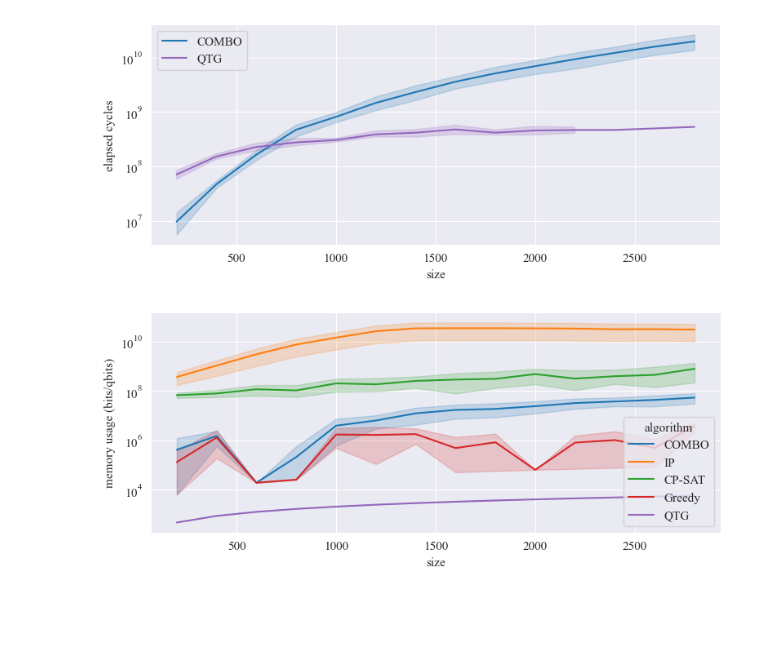
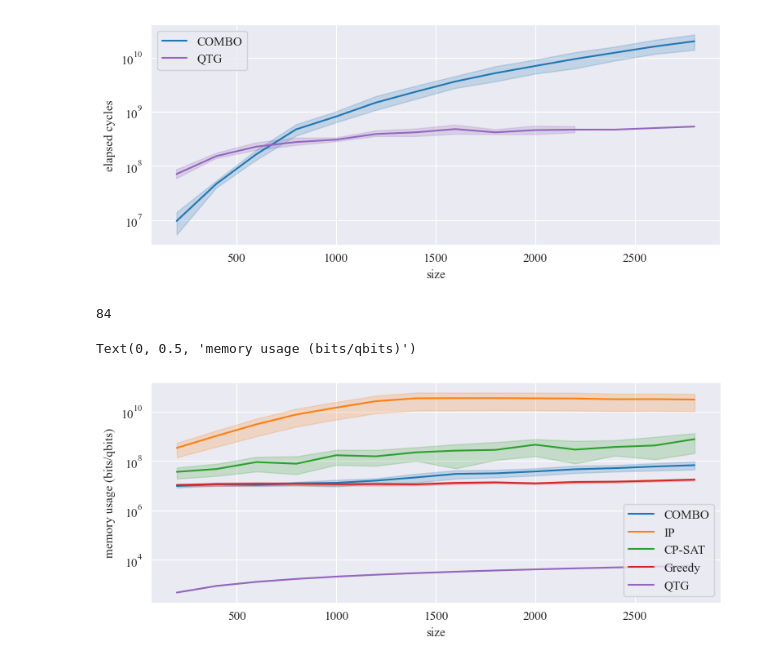
Before and after one commit to SoerenWilkening/QTG_0-1Knapsack, a Jupyter notebook: evaluation/05_elapsed_cycles.ipynb, the cells around one changed output. Cells and saved outputs as stored; diff of their text form; code cells hidden in the pictures; blank space fills up the shorter version.

Commit message:
Improved plots with memory baseline

```diff
--- a/evaluation/05_elapsed_cycles.ipynb
+++ b/evaluation/05_elapsed_cycles.ipynb
@@ -30,0 +34,15 @@ hue_order = [algorithm_mapping["combo"],
+# %%
+memory_baseline = {
+    alg: 0 for alg in algorithm_mapping.keys()
+}
+
+memory_baseline_results = read_as_pandas('results/classical_benchmark/memory_baseline', lambda row: {
+    'algorithm': row['parameters']['args']['solver'],
+    'memory_kb': row['result']['maximum_resident_size_kb'],
+}).groupby(['algorithm']).describe()
+
+for alg in algorithm_mapping:
+    if alg == "qtg": continue
+    memory_baseline[alg] = memory_baseline_results['memory_kb']['min'][alg]
+
+print(memory_baseline)
@@ -74,32 +97,19 @@ plt.show()
 # %% [output]
 [figure]
 # %%
-greedy_memory = dict()
-for row in Benchmark('results/classical_benchmark/easy'):
-    if row['parameters']['args']['solver'] == "greedy":
-        greedy_memory[row['parameters']['args']['instance']['size']] = (
-                row['result']['maximum_resident_size_kb'] * 1024 * 8)
-
-other_results = read_as_pandas('results/classical_benchmark/easy', lambda row: {
-    'algorithm': algorithm_mapping[row['parameters']['args']['solver']],
-    'size': row['parameters']['args']['instance']['size'],
-    'memory_bits': max(0, row['result']['maximum_resident_size_kb'] * 1024 * 8 - greedy_memory[
-        row['parameters']['args']['instance']['size']]) + row['parameters']['args']['instance']['size'] * 32,
-    # to bytes -> to bits
-    'instance': row['parameters']['args']['instance']['name']
-} if row['parameters']['args']['solver'] not in ["expknap"] else None)
-
-qtg_results['memory_bits'] = qtg_results['qubit_count']
-
-memory_comparison = pd.concat([other_results, qtg_results])
+memory_comparison = pd.concat([classical_results[classical_results["algorithm"] != "expknap"], qtg_results])
+print(len(memory_comparison["instance"].unique()))
+# %% [output]
+84
 # %%
 fig, ax = plt.subplots()
-sns.lineplot(memory_comparison, x='size', y='memory_bits', hue='algorithm', hue_order=hue_order, ax=ax)
+sns.lineplot(memory_comparison, x='size', y='memory_bits', hue='algorithm_human_readable', hue_order=hue_order, ax=ax)
+ax.legend().set_title("")
 ax.set_yscale('log')
 ax.set_ylabel("memory usage (bits/qbits)")
-plt.show()
 # %% [output]
+Text(0, 0.5, 'memory usage (bits/qbits)')
-[figure, old version]
+[figure, new version]
 # %%
 memory_comparison[memory_comparison["algorithm"] == "combo"]["memory_bits"]
 # %% [output]
```
Also changed, not shown: parts of 8 cells of this notebook, 1 other file.
